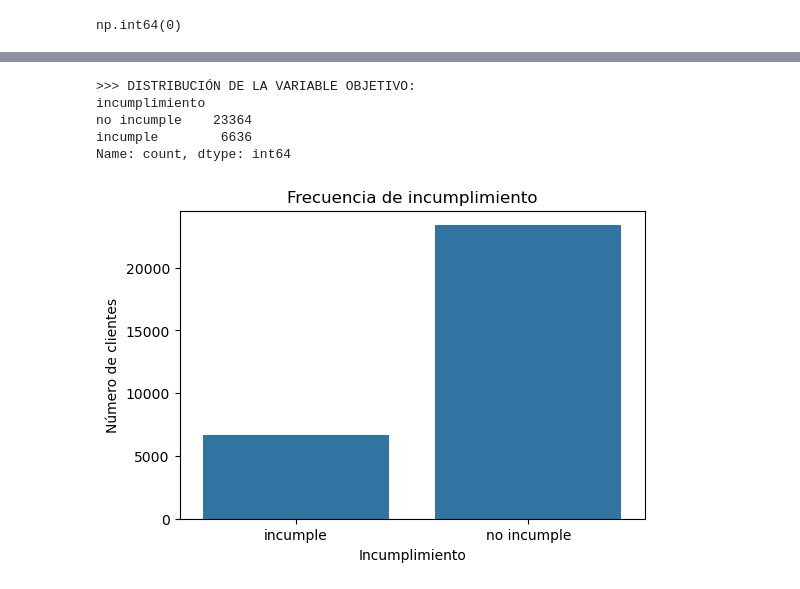
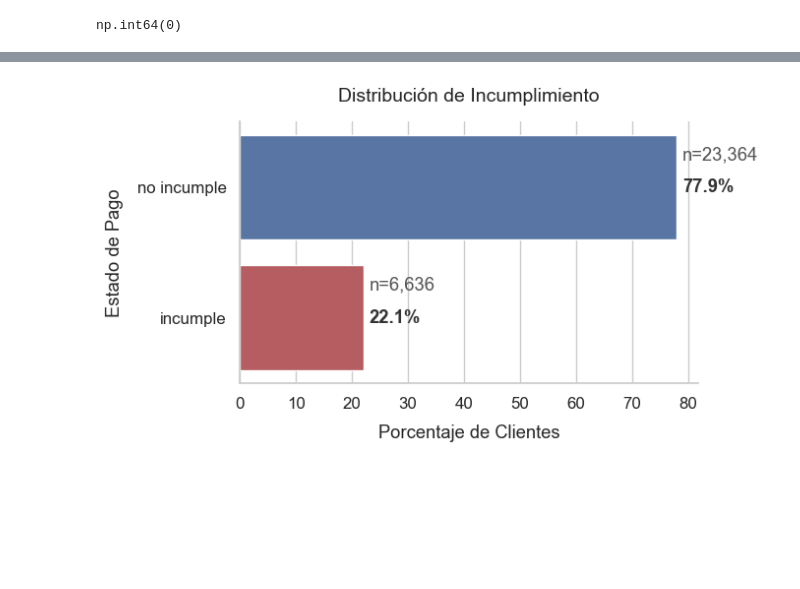
Before and after one commit to sgurdian/ml_default_credit_card_clients, a Jupyter notebook: notebooks/ml_project_DCCC.ipynb, the cells around one changed output, grey strips where cells are left out. Cells and saved outputs as stored; diff of their text form; code cells hidden in the pictures; blank space fills up the shorter version.

```diff
--- a/notebooks/ml_project_DCCC.ipynb
+++ b/notebooks/ml_project_DCCC.ipynb
@@ -317,21 +345,66 @@ df_limpio.describe(include=['object'])
 # %%
-# Distribución de la variable objetivo 'incumplimiento'
+# Distribución de la variable objetivo con porcentajes
 
-print("\n>>> DISTRIBUCIÓN DE LA VARIABLE OBJETIVO:")
-print(df_limpio['incumplimiento'].value_counts(dropna=False))
-plt.figure(figsize=(6,4))
-sns.countplot(x='incumplimiento', data=df_limpio)
-plt.title("Frecuencia de incumplimiento")
-plt.xlabel("Incumplimiento")
-plt.ylabel("Número de clientes")
+
+# Configurar estilo general
+sns.set_theme(style="whitegrid", palette="muted", font_scale=1.1)
+plt.rcParams['axes.spines.right'] = False
+plt.rcParams['axes.spines.top']   = False
+
+# Preparar datos de conteo y porcentaje
+counts = (
+    df_limpio['incumplimiento_txt']
+    .value_counts()
+    .reindex(['no incumple', 'incumple'])
+)
+perc = (counts / counts.sum() * 100).round(1)
+
+# Crear DataFrame para seaborn
+df_plot = perc.reset_index()
+df_plot.columns = ['estado', 'percentage']
+
+# Gráfico de barras horizontal con hue
+fig, ax = plt.subplots(figsize=(7, 4))
+sns.barplot(
+    data=df_plot,
+    x='percentage',
+    y='estado',
+    hue='estado',
+    palette=['#4C72B0', '#C44E52'],
+    dodge=False,
+    ax=ax
+)
+
+# Eliminar leyenda sólo si existe
+legend = ax.get_legend()
+if legend is not None:
+    legend.remove()
+
+# Anotar porcentajes y totales
+for i, (p, c) in enumerate(zip(df_plot['percentage'], counts.values)):
+    ax.text(
+        p + 1, i,
+        f"{p:.1f}%",
+        va='center',
+        color='#333333',
+        fontweight='bold'
+    )
+    ax.text(
+        p + 1, i - 0.25,
+        f"n={c:,}",
+        va='center',
+        color='#555555'
+    )
+
+# Títulos y etiquetas
+ax.set_title("Distribución de Incumplimiento", pad=15, fontsize=14)
+ax.set_xlabel("Porcentaje de Clientes", labelpad=10)
+ax.set_ylabel("Estado de Pago", labelpad=10)
+
+plt.tight_layout()
 plt.show()
 # %% [output]
->>> DISTRIBUCIÓN DE LA VARIABLE OBJETIVO:
-incumplimiento
-no incumple    23364
-incumple        6636
-Name: count, dtype: int64
-[figure, old version]
+[figure, new version]
 # %%
 # Análisis univariado de variables numéricas
 
```
Also changed, not shown: parts of 21 cells of this notebook.
